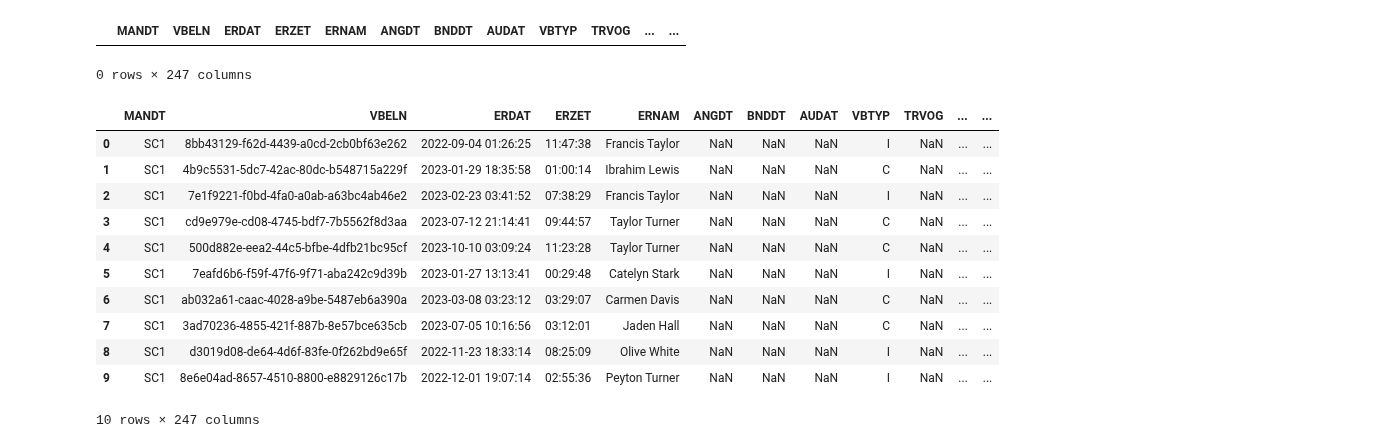
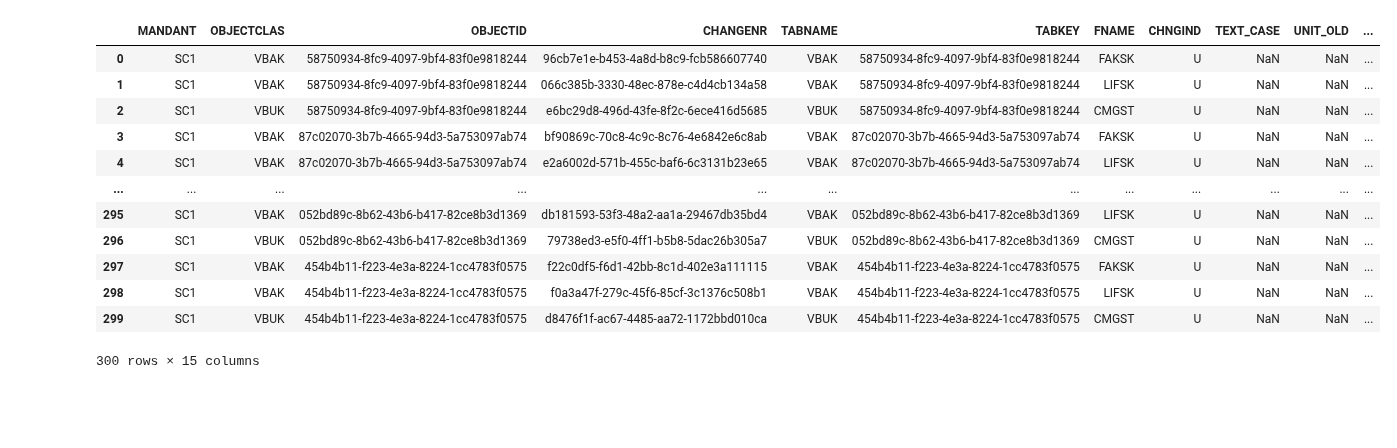
Before and after one commit to NaolGB/Sourcream, a Jupyter notebook: om.ipynb, the cells around one changed output. Drawn from its saved outputs; the diff is of its cells as text; code cells hidden in the pictures; blank space fills up the shorter version.

```diff
--- a/om.ipynb
+++ b/om.ipynb
@@ -1100,20 +589,16 @@ df = pd.DataFrame(columns=[c[0] for c in ctl.fetch_table('vbak')])
-# %%
-df
-# %% [output]
-|  | MANDT | VBELN | ERDAT | ERZET | ERNAM | ANGDT | BNDDT | AUDAT | VBTYP | TRVOG | ... | ... |
-0 rows × 247 columns
-# %%
-pd.concat([df, pd.DataFrame(vbak_json.values())])
-# %% [output]
-|  | MANDT | VBELN | ERDAT | ERZET | ERNAM | ANGDT | BNDDT | AUDAT | VBTYP | TRVOG | ... | ... |
-| 0 | SC1 | 8bb43129-f62d-4439-a0cd-2cb0bf63e262 | 2022-09-04 01:26:25 | 11:47:38 | Francis Taylor | NaN | NaN | NaN | I | NaN | ... | ... |
-| 1 | SC1 | 4b9c5531-5dc7-42ac-80dc-b548715a229f | 2023-01-29 18:35:58 | 01:00:14 | Ibrahim Lewis | NaN | NaN | NaN | C | NaN | ... | ... |
-| 2 | SC1 | 7e1f9221-f0bd-4fa0-a0ab-a63bc4ab46e2 | 2023-02-23 03:41:52 | 07:38:29 | Francis Taylor | NaN | NaN | NaN | I | NaN | ... | ... |
-| 3 | SC1 | cd9e979e-cd08-4745-bdf7-7b5562f8d3aa | 2023-07-12 21:14:41 | 09:44:57 | Taylor Turner | NaN | NaN | NaN | C | NaN | ... | ... |
-| 4 | SC1 | 500d882e-eea2-44c5-bfbe-4dfb21bc95cf | 2023-10-10 03:09:24 | 11:23:28 | Taylor Turner | NaN | NaN | NaN | C | NaN | ... | ... |
-| 5 | SC1 | 7eafd6b6-f59f-47f6-9f71-aba242c9d39b | 2023-01-27 13:13:41 | 00:29:48 | Catelyn Stark | NaN | NaN | NaN | I | NaN | ... | ... |
-| 6 | SC1 | ab032a61-caac-4028-a9be-5487eb6a390a | 2023-03-08 03:23:12 | 03:29:07 | Carmen Davis | NaN | NaN | NaN | C | NaN | ... | ... |
-| 7 | SC1 | 3ad70236-4855-421f-887b-8e57bce635cb | 2023-07-05 10:16:56 | 03:12:01 | Jaden Hall | NaN | NaN | NaN | C | NaN | ... | ... |
-| 8 | SC1 | d3019d08-de64-4d6f-83fe-0f262bd9e65f | 2022-11-23 18:33:14 | 08:25:09 | Olive White | NaN | NaN | NaN | I | NaN | ... | ... |
-| 9 | SC1 | 8e6e04ad-8657-4510-8800-e8829126c17b | 2022-12-01 19:07:14 | 02:55:36 | Peyton Turner | NaN | NaN | NaN | I | NaN | ... | ... |
-10 rows × 247 columns
+# %%
+cdpos
+# %% [output]
+|  | MANDANT | OBJECTCLAS | OBJECTID | CHANGENR | TABNAME | TABKEY | FNAME | CHNGIND | TEXT_CASE | UNIT_OLD | ... |
+| 0 | SC1 | VBAK | 58750934-8fc9-4097-9bf4-83f0e9818244 | 96cb7e1e-b453-4a8d-b8c9-fcb586607740 | VBAK | 58750934-8fc9-4097-9bf4-83f0e9818244 | FAKSK | U | NaN | NaN | ... |
+| 1 | SC1 | VBAK | 58750934-8fc9-4097-9bf4-83f0e9818244 | 066c385b-3330-48ec-878e-c4d4cb134a58 | VBAK | 58750934-8fc9-4097-9bf4-83f0e9818244 | LIFSK | U | NaN | NaN | ... |
+| 2 | SC1 | VBUK | 58750934-8fc9-4097-9bf4-83f0e9818244 | e6bc29d8-496d-43fe-8f2c-6ece416d5685 | VBUK | 58750934-8fc9-4097-9bf4-83f0e9818244 | CMGST | U | NaN | NaN | ... |
+| 3 | SC1 | VBAK | 87c02070-3b7b-4665-94d3-5a753097ab74 | bf90869c-70c8-4c9c-8c76-4e6842e6c8ab | VBAK | 87c02070-3b7b-4665-94d3-5a753097ab74 | FAKSK | U | NaN | NaN | ... |
+| 4 | SC1 | VBAK | 87c02070-3b7b-4665-94d3-5a753097ab74 | e2a6002d-571b-455c-baf6-6c3131b23e65 | VBAK | 87c02070-3b7b-4665-94d3-5a753097ab74 | LIFSK | U | NaN | NaN | ... |
+| ... | ... | ... | ... | ... | ... | ... | ... | ... | ... | ... | ... |
+| 295 | SC1 | VBAK | 052bd89c-8b62-43b6-b417-82ce8b3d1369 | db181593-53f3-48a2-aa1a-29467db35bd4 | VBAK | 052bd89c-8b62-43b6-b417-82ce8b3d1369 | LIFSK | U | NaN | NaN | ... |
+| 296 | SC1 | VBUK | 052bd89c-8b62-43b6-b417-82ce8b3d1369 | 79738ed3-e5f0-4ff1-b5b8-5dac26b305a7 | VBUK | 052bd89c-8b62-43b6-b417-82ce8b3d1369 | CMGST | U | NaN | NaN | ... |
+| 297 | SC1 | VBAK | 454b4b11-f223-4e3a-8224-1cc4783f0575 | f22c0df5-f6d1-42bb-8c1d-402e3a111115 | VBAK | 454b4b11-f223-4e3a-8224-1cc4783f0575 | FAKSK | U | NaN | NaN | ... |
+| 298 | SC1 | VBAK | 454b4b11-f223-4e3a-8224-1cc4783f0575 | f0a3a47f-279c-45f6-85cf-3c1376c508b1 | VBAK | 454b4b11-f223-4e3a-8224-1cc4783f0575 | LIFSK | U | NaN | NaN | ... |
+| 299 | SC1 | VBUK | 454b4b11-f223-4e3a-8224-1cc4783f0575 | d8476f1f-ac67-4485-aa72-1172bbd010ca | VBUK | 454b4b11-f223-4e3a-8224-1cc4783f0575 | CMGST | U | NaN | NaN | ... |
+300 rows × 15 columns
```
Also changed, not shown: parts of 14 cells of this notebook, 3 other files.
